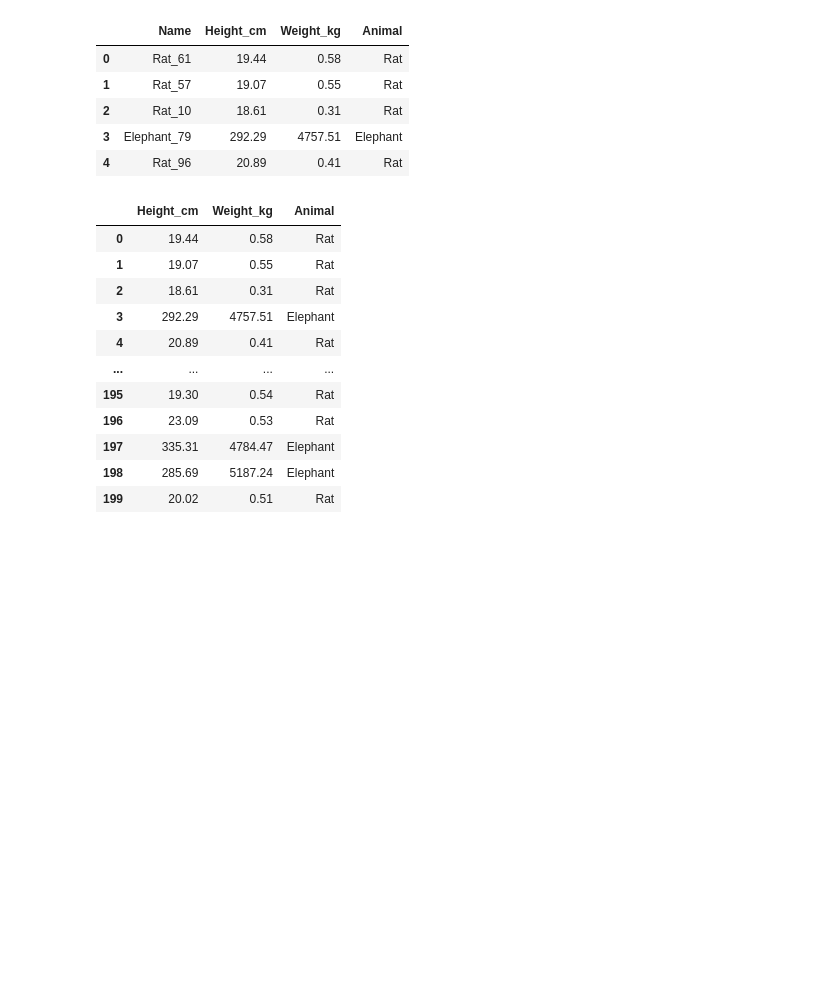
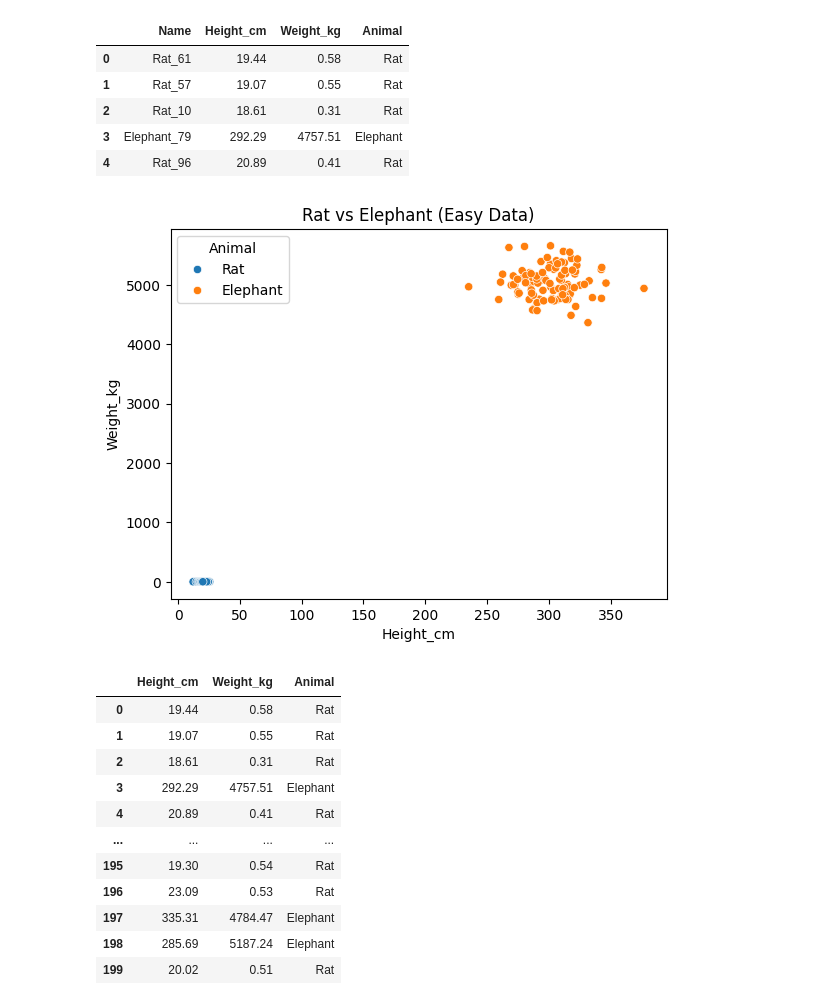
Before and after one commit to jxsrma/NSTI-Indore-25-26, a Jupyter notebook: ML/SVM.ipynb, the cells around one changed output. Drawn from its saved outputs; the diff is of its cells as text; code cells hidden in the pictures; blank space fills up the shorter version.

```diff
--- a/ML/SVM.ipynb
+++ b/ML/SVM.ipynb
@@ -10,6 +10,15 @@ df.head()
 | 2 | Rat_10 | 18.61 | 0.31 | Rat |
 | 3 | Elephant_79 | 292.29 | 4757.51 | Elephant |
 | 4 | Rat_96 | 20.89 | 0.41 | Rat |
+# %%
+import seaborn as sns
+import matplotlib.pyplot as plt
+
+sns.scatterplot(data=df, x="Height_cm", y="Weight_kg", hue="Animal")
+plt.title("Rat vs Elephant (Easy Data)")
+plt.show()
+# %% [output]
+[figure, added]
 # %%
 df = df[["Height_cm","Weight_kg","Animal"]]
 df
```
Also changed, not shown: parts of 2 cells of this notebook, 2 other files.
